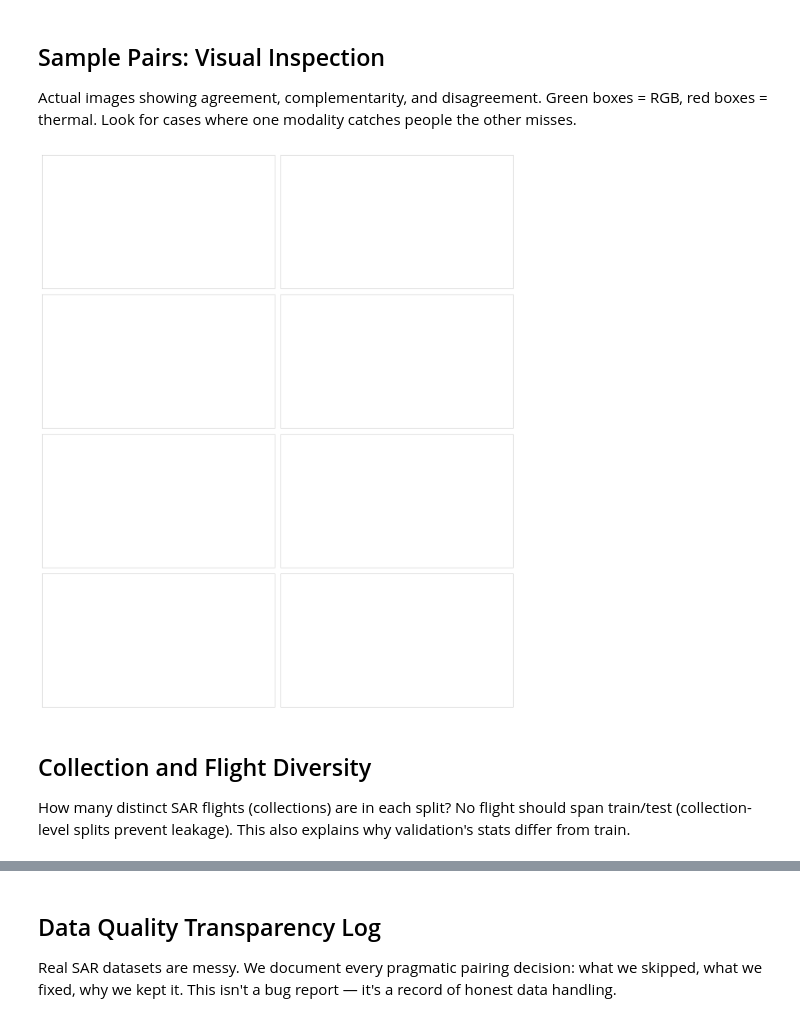
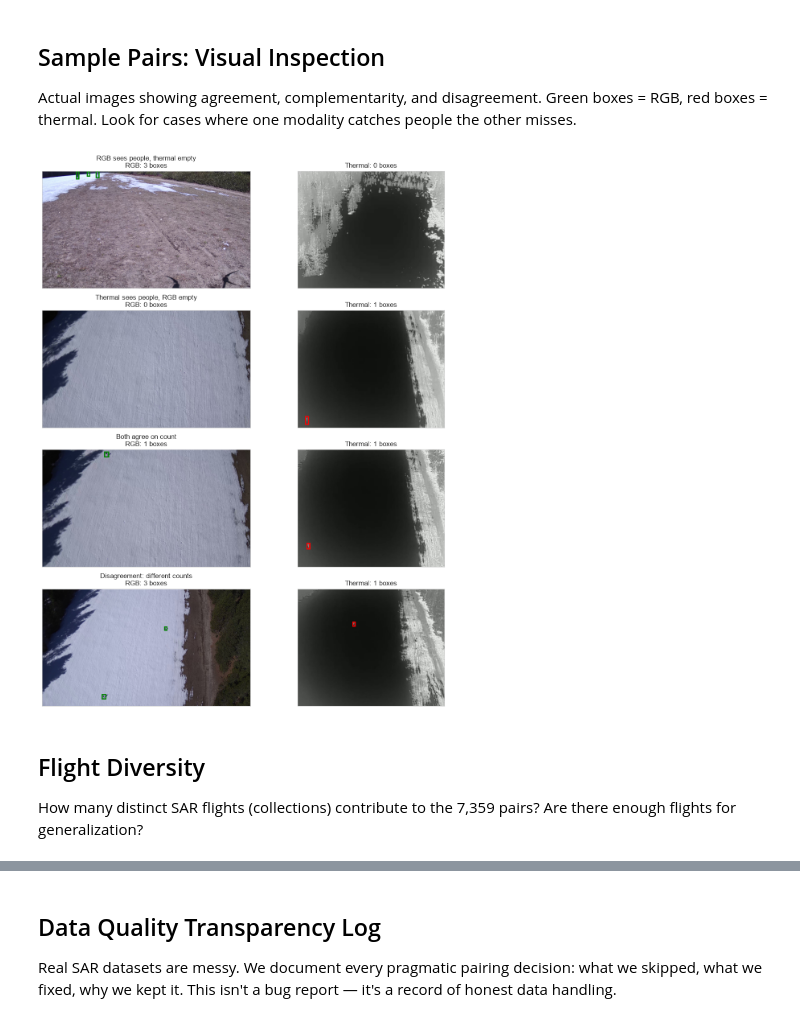
Before and after one commit to graylayer-labs/ssl-aerial-person-detection, a Jupyter notebook: reports/01_data_exploration.ipynb, the cells around one changed output, grey strips where cells are left out. Drawn from its saved outputs; the diff is of its cells as text; code cells hidden in the pictures.

```diff
--- a/reports/01_data_exploration.ipynb
+++ b/reports/01_data_exploration.ipynb
@@ -322,12 +320,23 @@ Actual images showing agreement, complementarity, and disagreement. Green boxes
 from PIL import Image
 import matplotlib.patches as patches
 
-DATA_ROOT = Path("data/raw/wisard-full")
+# Use same root-finding logic as earlier
+RAW_ROOT = None
+for root in possible_roots:
+    candidate = root / "data" / "raw" / "wisard-full"
+    if candidate.exists():
+        RAW_ROOT = candidate
+        break
+
+if RAW_ROOT is None:
+    raise FileNotFoundError("Cannot find data/raw/wisard-full directory")
+
+DATA_ROOT = RAW_ROOT
 
 
-# Find representative cases from each split
-def find_cases(split_records):
-    if not split_records:
+# Find representative cases from the dataset
+def find_cases(records):
+    if not records:
         return {}
 
     rgb_only = None
@@ -335,7 +344,7 @@ def find_cases(split_records):
     both_agree = None
     high_disagree = None
 
-    for i, record in enumerate(split_records):
+    for i, record in enumerate(records):
         rgb_count = len(record.get("rgb_boxes", []))
         thermal_count = len(record.get("thermal_boxes", []))
 
@@ -364,7 +373,7 @@ def find_cases(split_records):
     }
 
 
-cases = find_cases(train)
+cases = find_cases(full)
 
 fig, axes = plt.subplots(4, 2, figsize=(12, 14))
 
@@ -396,7 +405,7 @@ for row, (case_name, label) in enumerate(zip(case_names, case_labels)):
         )
         continue
 
-    record = train[cases[case_name]]
+    record = full[cases[case_name]]
     rgb_count = len(record["rgb_boxes"])
     thermal_count = len(record["thermal_boxes"])
 
@@ -426,36 +435,36 @@ for row, (case_name, label) in enumerate(zip(case_names, case_labels)):
     axes[row, 0].set_yticks([])
 
     # Thermal image
     thermal_path = DATA_ROOT / record["thermal_image"]
     if thermal_path.exists():
         thermal_img = Image.open(thermal_path)
         axes[row, 1].imshow(thermal_img, cmap="hot")
         axes[row, 1].set_title(f"Thermal: {thermal_count} boxes")
         # Draw boxes
         for box in record["thermal_boxes"]:
             h, w = thermal_img.height, thermal_img.width
             x_min = (box["x_center"] - box["width"] / 2) * w
             y_min = (box["y_center"] - box["height"] / 2) * h
             x_max = (box["x_center"] + box["width"] / 2) * w
             y_max = (box["y_center"] + box["height"] / 2) * h
             rect = patches.Rectangle(
                 (x_min, y_min),
                 x_max - x_min,
                 y_max - y_min,
                 linewidth=2,
                 edgecolor="r",
                 facecolor="none",
             )
             axes[row, 1].add_patch(rect)
     axes[row, 1].set_xticks([])
     axes[row, 1].set_yticks([])
 
 plt.tight_layout()
 plt.show()
 # %% [output]
-[figure, old version]
+[figure, new version]
 # %% [markdown]
-## Collection and Flight Diversity
+## Flight Diversity
 
-How many distinct SAR flights (collections) are in each split? No flight should span train/test (collection-level splits prevent leakage). This also explains why validation's stats differ from train.
+How many distinct SAR flights (collections) contribute to the 7,359 pairs? Are there enough flights for generalization?
 # %%
```
Also changed, not shown: parts of 18 cells of this notebook, 1 other file.
